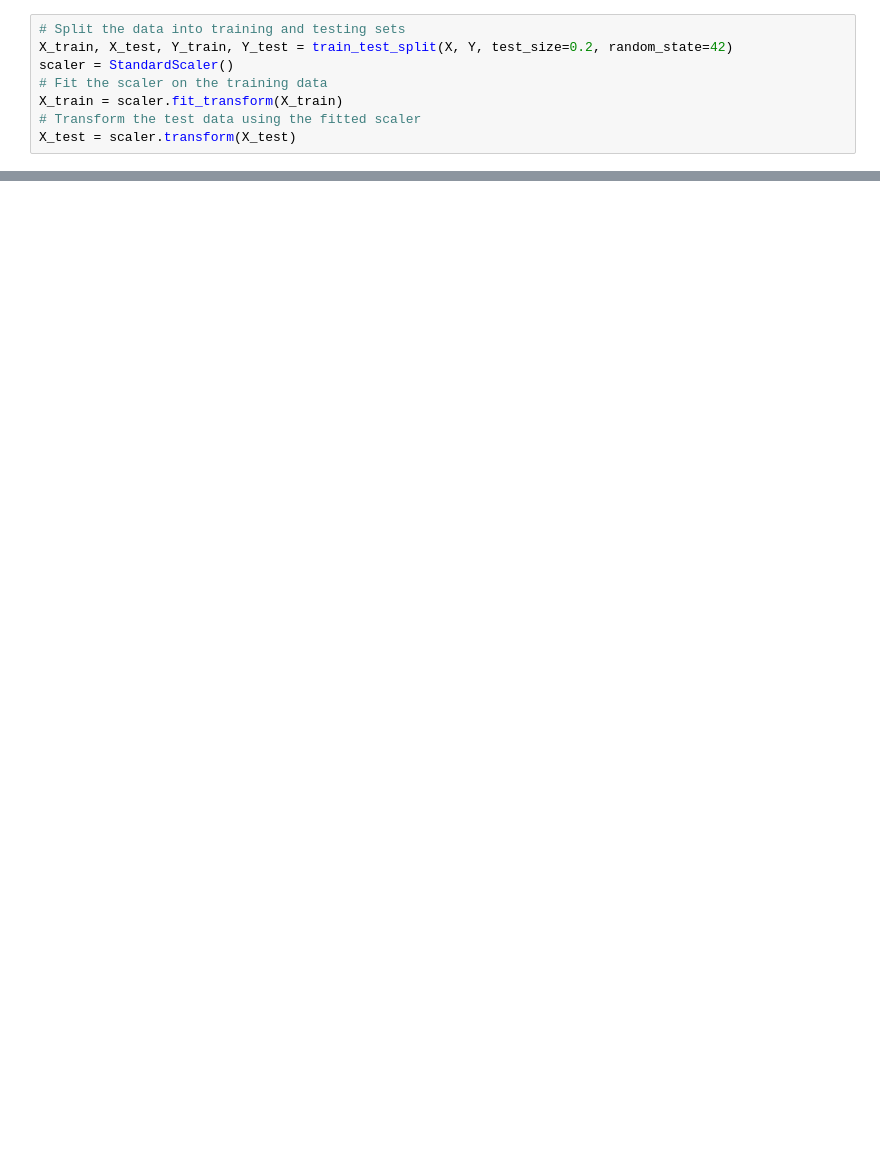
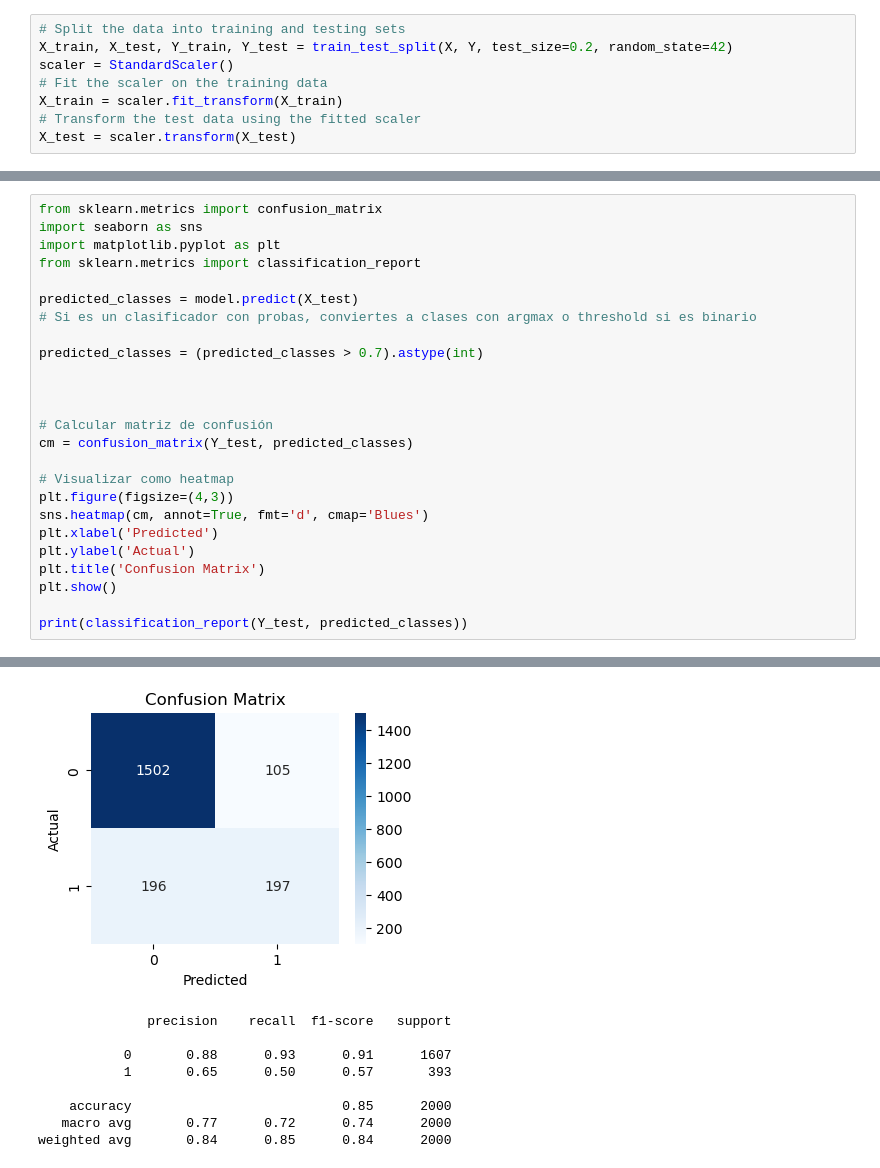
Before and after one commit to CarlosGarcia-YK/Workshop_ArtificialVision, a Jupyter notebook: Codigo_Dia1.ipynb, the cells around one changed output, grey strips where cells are left out. Saved outputs shown, nothing was run; the diff lists cells and outputs as text; blank space fills up the shorter version.

```diff
--- a/Codigo_Dia1.ipynb
+++ b/Codigo_Dia1.ipynb
@@ -611,0 +740,26 @@ model.save('churn_model.h5')
+# %%
+from sklearn.metrics import confusion_matrix
+import seaborn as sns
+import matplotlib.pyplot as plt
+from sklearn.metrics import classification_report
+
+predicted_classes = model.predict(X_test)
+# Si es un clasificador con probas, conviertes a clases con argmax o threshold si es binario
+
+predicted_classes = (predicted_classes > 0.7).astype(int)
+
+
+
+# Calcular matriz de confusión
+cm = confusion_matrix(Y_test, predicted_classes)
+
+# Visualizar como heatmap
+plt.figure(figsize=(4,3))
+sns.heatmap(cm, annot=True, fmt='d', cmap='Blues')
+plt.xlabel('Predicted')
+plt.ylabel('Actual')
+plt.title('Confusion Matrix')
+plt.show()
+
+print(classification_report(Y_test, predicted_classes))
+# %% [output]
@@ -611,0 +767,9 @@ model.save('churn_model.h5')
+[figure, added]
+              precision    recall  f1-score   support
+
+           0       0.88      0.93      0.91      1607
+           1       0.65      0.50      0.57       393
+
+    accuracy                           0.85      2000
+   macro avg       0.77      0.72      0.74      2000
+weighted avg       0.84      0.85      0.84      2000
```
Also changed, not shown: parts of 25 cells of this notebook, 7 other files.
